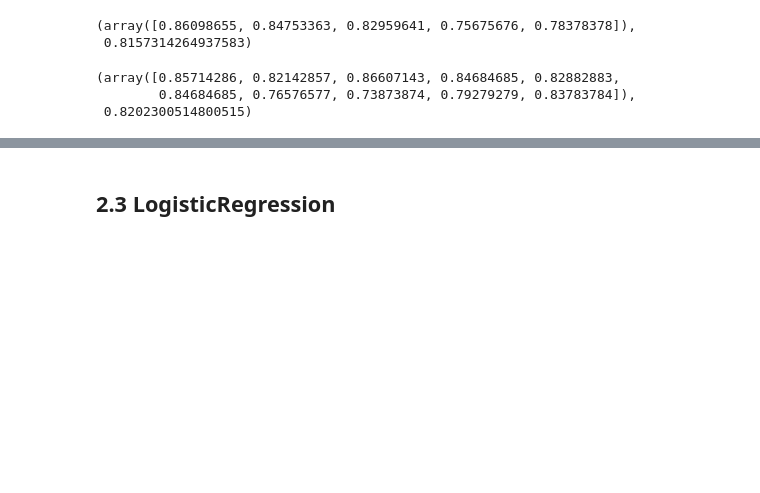
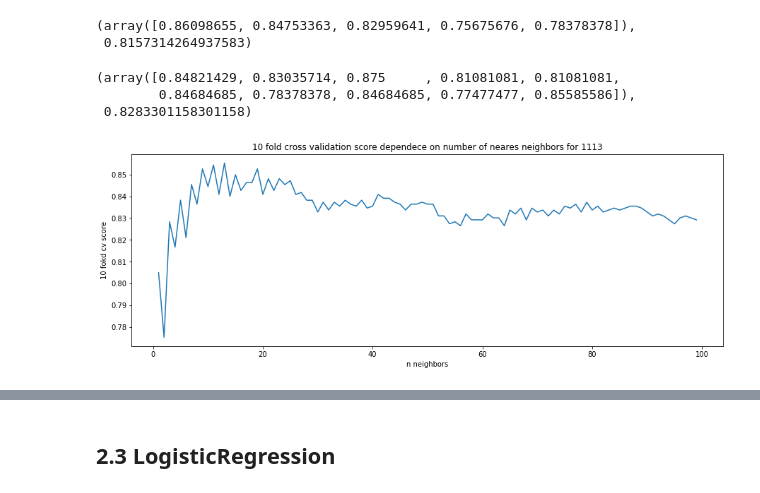
Before and after one commit to maxs-kan/InterpretableNeuroDL, a Jupyter notebook: tabular_data.ipynb, the cells around one changed output, grey strips where cells are left out. Cells and saved outputs as stored; diff of their text form; code cells hidden in the pictures; blank space fills up the shorter version.

```diff
--- a/tabular_data.ipynb
+++ b/tabular_data.ipynb
@@ -12,3 +12,5 @@ path = "gdrive/My Drive/unrestricted_hcp_freesurfer.csv"
+# %%
+path = "unrestricted_hcp_freesurfer.csv"
 # %%
 import pandas as pd
 import numpy as np
@@ -250,6 +253,10 @@ c = cross_val_score(xgb.XGBClassifier(), X1[:500], y1[:500], cv=10)
 results_10_500['xgb'] = c.mean(), c.std()
 # %% [markdown]
 ## 2.2 KNN
+# %%
+scaler = StandardScaler()
+X_scaled = scaler.fit_transform(X1)
+y_scaled = y1.replace({'M': 1, 'F': 0})
 # %%
 knn_clf = KNeighborsClassifier(n_neighbors=15)
 knn_clf.fit(X_train, y_train)
@@ -264,9 +271,23 @@ c, c.mean()
 (array([0.86098655, 0.84753363, 0.82959641, 0.75675676, 0.78378378]),
  0.8157314264937583)
 # %%
-c = cross_val_score(KNeighborsClassifier(n_neighbors=15), X1, y1, cv=10)
+c = cross_val_score(KNeighborsClassifier(n_neighbors=45), X1, y1, cv=10)
 c, c.mean()
 # %% [output]
-(array([0.85714286, 0.82142857, 0.86607143, 0.84684685, 0.82882883,
-        0.84684685, 0.76576577, 0.73873874, 0.79279279, 0.83783784]),
- 0.8202300514800515)
+(array([0.84821429, 0.83035714, 0.875     , 0.81081081, 0.81081081,
+        0.84684685, 0.78378378, 0.84684685, 0.77477477, 0.85585586]),
+ 0.8283301158301158)
+# %%
+knn_scores_=[]
+for i in range(1,100,1):
+    c = cross_val_score(KNeighborsClassifier(n_neighbors=i), X_scaled, y_scaled, cv=10)
+    knn_scores_.append(c.mean())
+# %%
+fig = plt.figure(figsize=(15,5))
+plt.plot(range(1,100), knn_scores_)
+plt.title('10 fold cross validation score dependece on number of neares neighbors for 1113')
+plt.xlabel('n neighbors')
+plt.ylabel('10 fokd cv score')
+plt.show()
+# %% [output]
+[figure, added]
```
Also changed, not shown: parts of 48 cells of this notebook, 3 other files.
